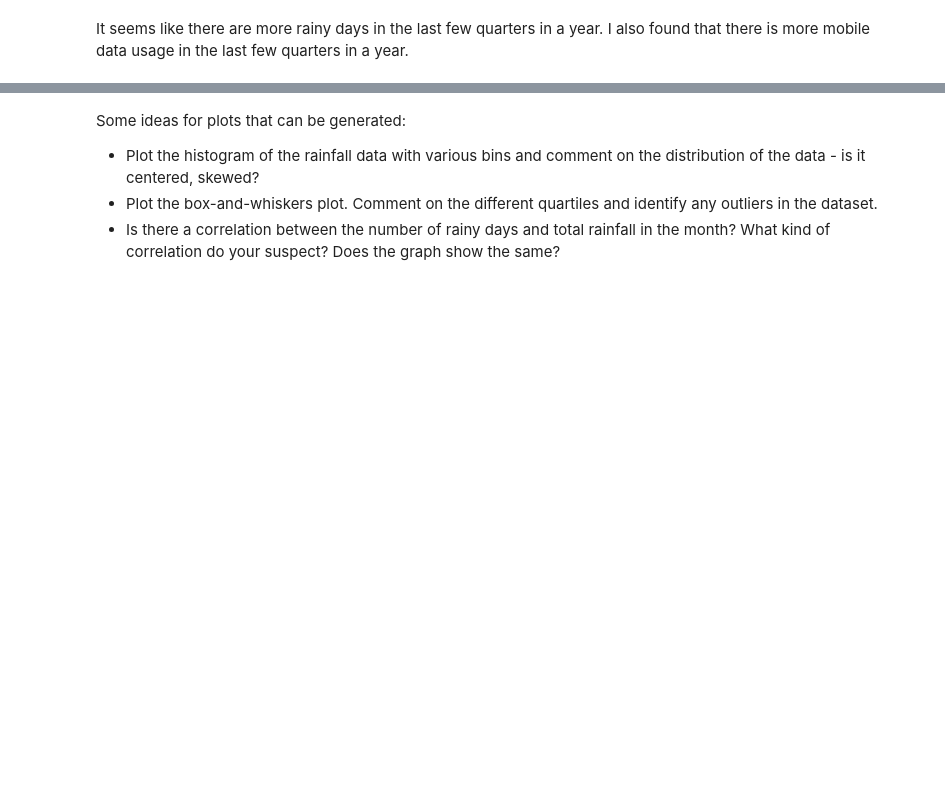
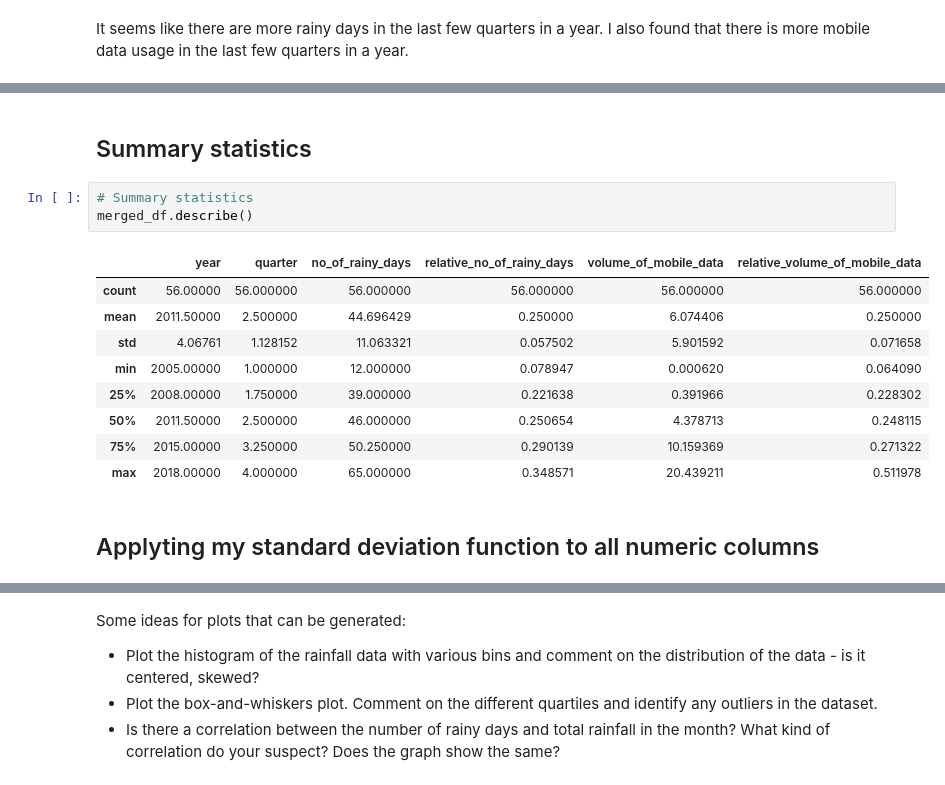
Before and after one commit to Mister12E/GA-Projects, a Jupyter notebook: Project_1/Code/Project 1 Jupyter notebook (Elliot).ipynb, the cells around one changed output, grey strips where cells are left out. Saved outputs shown, nothing was run; the diff lists cells and outputs as text; blank space fills up the shorter version.

```diff
--- a/Project_1/Code/Project 1 Jupyter notebook (Elliot).ipynb
+++ b/Project_1/Code/Project 1 Jupyter notebook (Elliot).ipynb
@@ -421,0 +470,17 @@ It seems like there are more rainy days in the last few quarters in a year. I al
+# %% [markdown]
+## Summary statistics
+# %%
+# Summary statistics
+merged_df.describe()
+# %% [output]
+|  | year | quarter | no_of_rainy_days | relative_no_of_rainy_days | volume_of_mobile_data | relative_volume_of_mobile_data |
+| count | 56.00000 | 56.000000 | 56.000000 | 56.000000 | 56.000000 | 56.000000 |
+| mean | 2011.50000 | 2.500000 | 44.696429 | 0.250000 | 6.074406 | 0.250000 |
+| std | 4.06761 | 1.128152 | 11.063321 | 0.057502 | 5.901592 | 0.071658 |
+| min | 2005.00000 | 1.000000 | 12.000000 | 0.078947 | 0.000620 | 0.064090 |
+| 25% | 2008.00000 | 1.750000 | 39.000000 | 0.221638 | 0.391966 | 0.228302 |
+| 50% | 2011.50000 | 2.500000 | 46.000000 | 0.250654 | 4.378713 | 0.248115 |
+| 75% | 2015.00000 | 3.250000 | 50.250000 | 0.290139 | 10.159369 | 0.271322 |
+| max | 2018.00000 | 4.000000 | 65.000000 | 0.348571 | 20.439211 | 0.511978 |
+# %% [markdown]
+## Applyting my standard deviation function to all numeric columns
```
Also changed, not shown: parts of 48 cells of this notebook.
